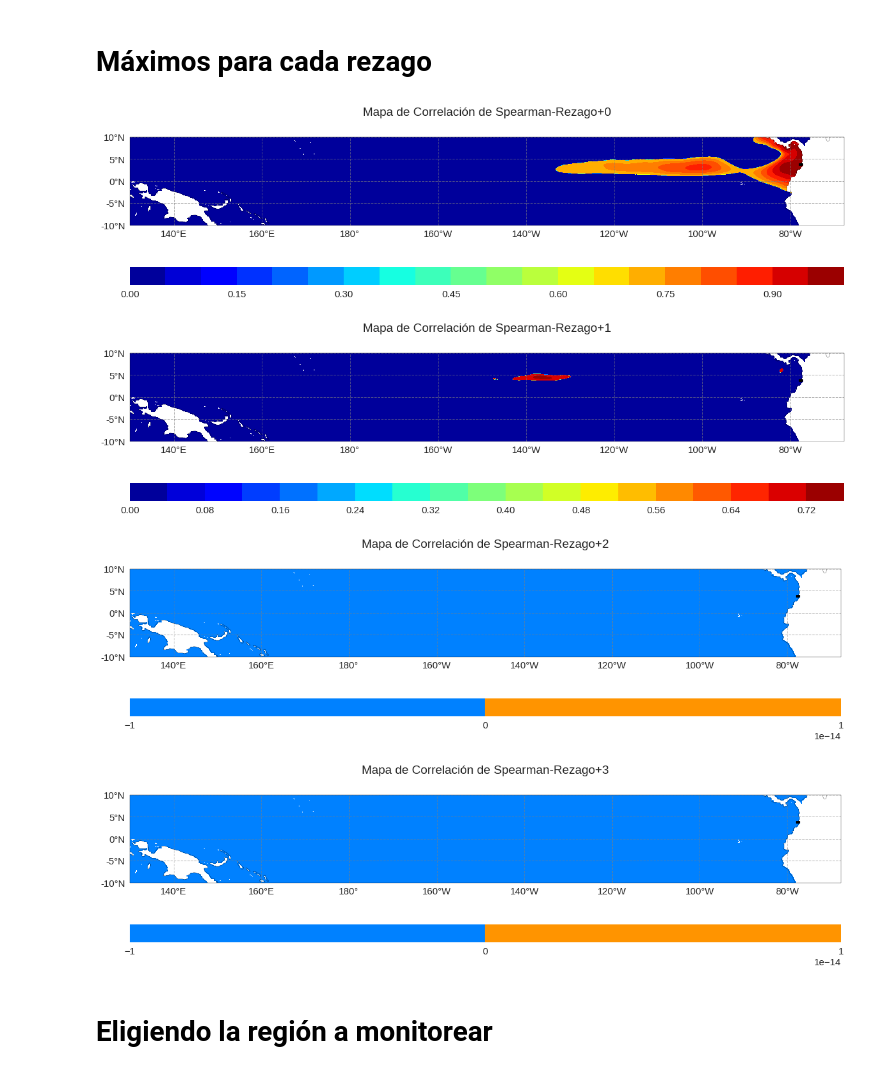
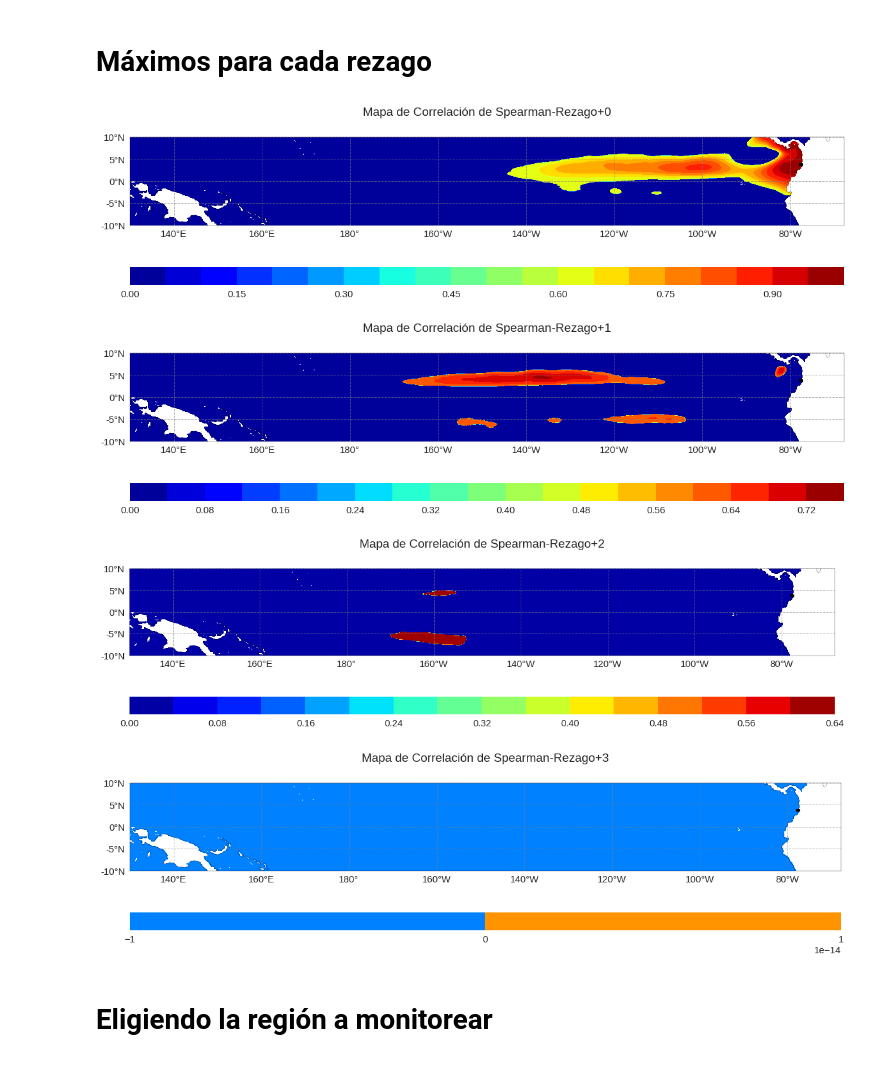
Before and after one commit to FrankAyalaC/Nivel-del-mar-en-Buenaventura, a Jupyter notebook: Scripts/Clases de datos/Trabajo. Objetivo 2.ipynb, the cells around one changed output. Cells and saved outputs as stored; diff of their text form; code cells hidden in the pictures.

```diff
--- a/Scripts/Clases de datos/Trabajo. Objetivo 2.ipynb
+++ b/Scripts/Clases de datos/Trabajo. Objetivo 2.ipynb
@@ -403,36 +407,36 @@ for i in range(n_rez):
 # %%
 for i in range(n_rez):
 #     region=spearman_rez[i,:,:]>=np.nanpercentile(spearman_rez[i,:,:],90)
-    region=spearman_rez[i,:,:]>0.7
+    region=((spearman_rez[i,:,:]>0.6) | (spearman_rez[i,:,:]<-0.6))
     fig=plt.figure(figsize=(20,20))
     ax=fig.add_subplot(projection=ccrs.PlateCarree(central_longitude=180))
     ax.set_title("Mapa de Correlación de Spearman-Rezago+"+str(i),y=1.2,fontsize=19)
     x,y=np.meshgrid(lon,lat)
 
     cf=ax.contourf(x,y,region*spearman_rez[i,:,:],20,transform=ccrs.PlateCarree(),cmap="jet")
     gl = ax.gridlines(crs=ccrs.PlateCarree(central_longitude=180), draw_labels=False,
                   ylocs=np.array([-10,-5,0,5,10]),xlocs=np.array(np.arange(-60,140,20)),linewidth=1, color='gray', alpha=0.6, linestyle='--')
     gl.xlabel_style = {'size': 18, 'color': 'black'}
     gl.ylabel_style = {'size': 18, 'color': 'black'}
     ax.add_geometries([ring], ccrs.PlateCarree(), facecolor="None", edgecolor='black',linewidth=2)
     ax.coastlines()
 
 
     ax.set_xticks(np.arange(-40, 120, 20))
     ax.set_xticklabels(x_tick_labels)
 
 
     ax.set_yticks(np.arange(-10, 11, 5))
     ax.set_yticklabels(y_tick_labels)
 
     cbar=plt.colorbar(cf,orientation="horizontal",fraction=0.1, pad=0.06,aspect=40)
     cbar.ax.tick_params(labelsize=15)
 
 #     plt.show()
 # %% [output]
-[figure, old version]
+[figure, new version]
-[figure, old version]
+[figure, new version]
-[figure, old version]
+[figure, new version]
 [figure]
 # %% [markdown]
 # Eligiendo la región a monitorear
```
Also changed, not shown: parts of 2 cells of this notebook, 27 other files.
